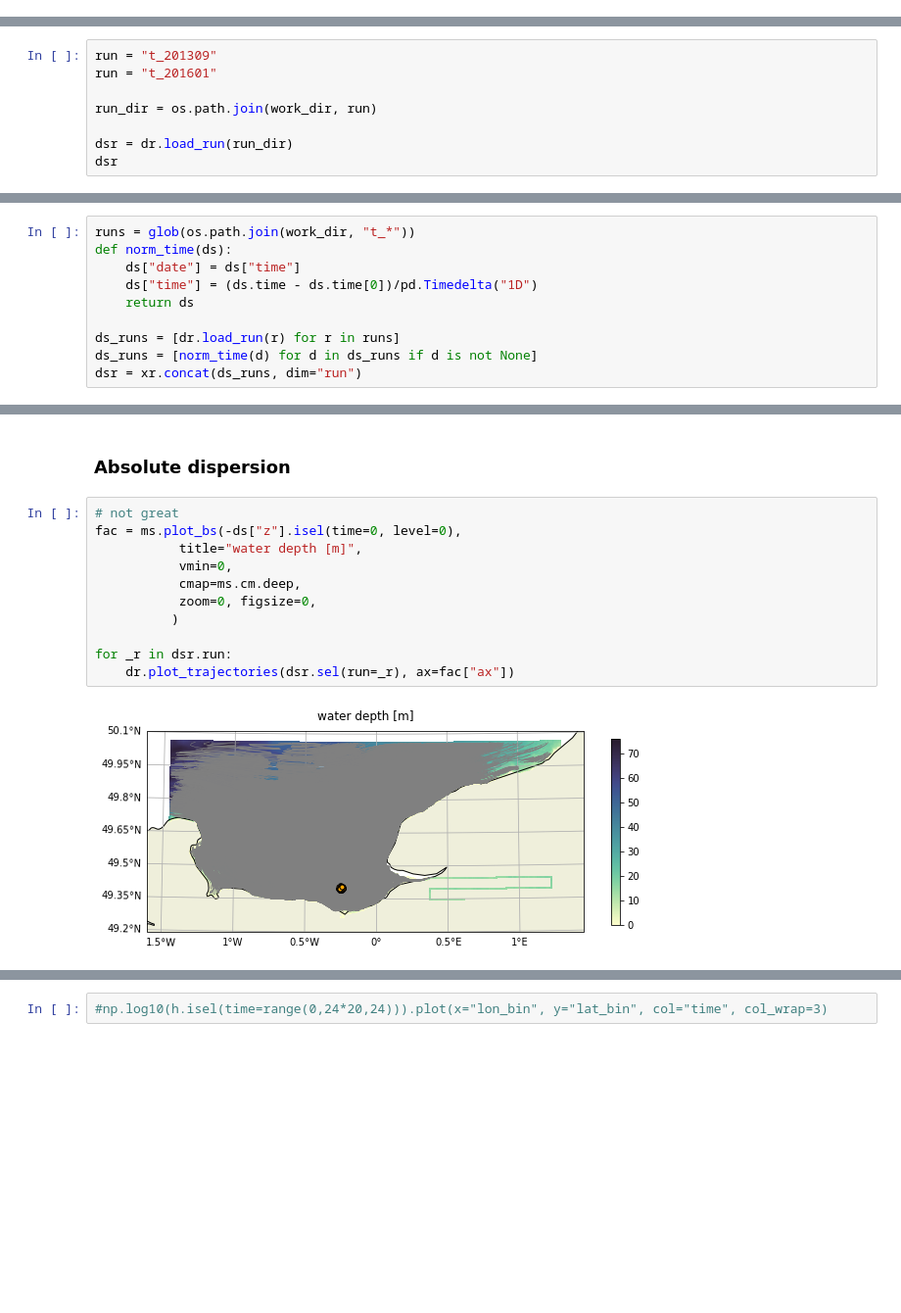
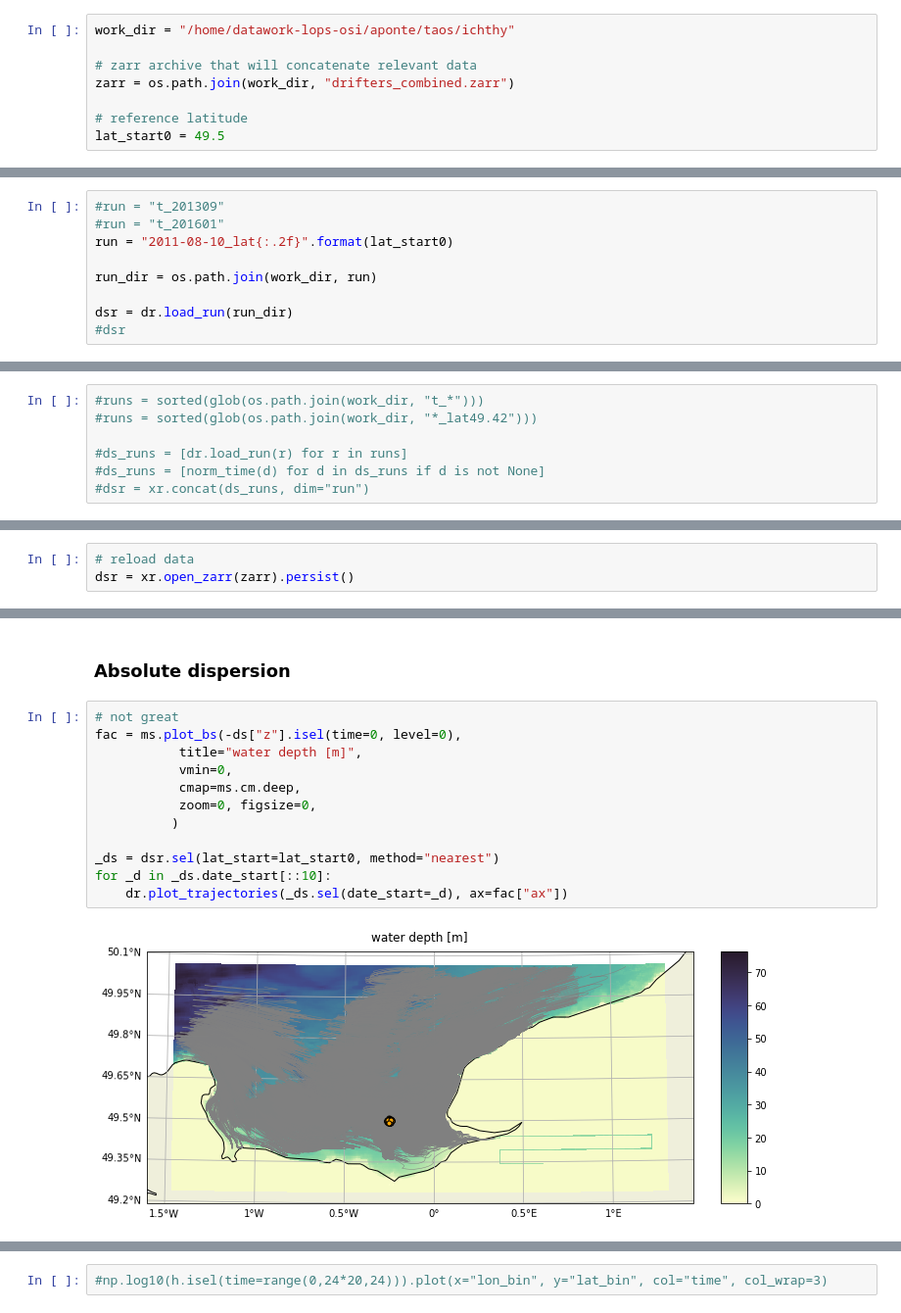
Before and after one commit to apatlpo/taos, a Jupyter notebook: drifters/inspect_simulations.ipynb, the cells around one changed output, grey strips where cells are left out. Shown at 98% size. Drawn from its saved outputs; the diff is of its cells as text; blank space fills up the shorter version.

```diff
--- a/drifters/inspect_simulations.ipynb
+++ b/drifters/inspect_simulations.ipynb
@@ -40,0 +66,8 @@ client
+# %%
+work_dir = "/home/datawork-lops-osi/aponte/taos/ichthy"
+
+# zarr archive that will concatenate relevant data
+zarr = os.path.join(work_dir, "drifters_combined.zarr")
+
+# reference latitude
+lat_start0 = 49.5
@@ -48,8 +81,9 @@ ds = ms.load_date("2011-01-01 00:00:00")
 # %%
-run = "t_201309"
-run = "t_201601"
+#run = "t_201309"
+#run = "t_201601"
+run = "2011-08-10_lat{:.2f}".format(lat_start0)
 
 run_dir = os.path.join(work_dir, run)
 
 dsr = dr.load_run(run_dir)
-dsr
+#dsr
@@ -120,10 +172,7 @@ dsr.isel(drifter=0).mortality.plot()
 # %%
-runs = glob(os.path.join(work_dir, "t_*"))
-def norm_time(ds):
-    ds["date"] = ds["time"]
-    ds["time"] = (ds.time - ds.time[0])/pd.Timedelta("1D")
-    return ds
+#runs = sorted(glob(os.path.join(work_dir, "t_*")))
+#runs = sorted(glob(os.path.join(work_dir, "*_lat49.42")))
 
-ds_runs = [dr.load_run(r) for r in runs]
-ds_runs = [norm_time(d) for d in ds_runs if d is not None]
-dsr = xr.concat(ds_runs, dim="run")
+#ds_runs = [dr.load_run(r) for r in runs]
+#ds_runs = [norm_time(d) for d in ds_runs if d is not None]
+#dsr = xr.concat(ds_runs, dim="run")
@@ -129,0 +261,3 @@ dsr = xr.concat(ds_runs, dim="run")
+# %%
+# reload data
+dsr = xr.open_zarr(zarr).persist()
@@ -132,13 +381,14 @@ dsr = xr.concat(ds_runs, dim="run")
 # %%
 # not great
 fac = ms.plot_bs(-ds["z"].isel(time=0, level=0),
            title="water depth [m]",
            vmin=0,
            cmap=ms.cm.deep,
            zoom=0, figsize=0,
           )
 
-for _r in dsr.run:
-    dr.plot_trajectories(dsr.sel(run=_r), ax=fac["ax"])
+_ds = dsr.sel(lat_start=lat_start0, method="nearest")
+for _d in _ds.date_start[::10]:
+    dr.plot_trajectories(_ds.sel(date_start=_d), ax=fac["ax"])
 # %% [output]
-[figure, old version]
+[figure, new version]
```
Also changed, not shown: parts of 48 cells of this notebook, 3 other files.
